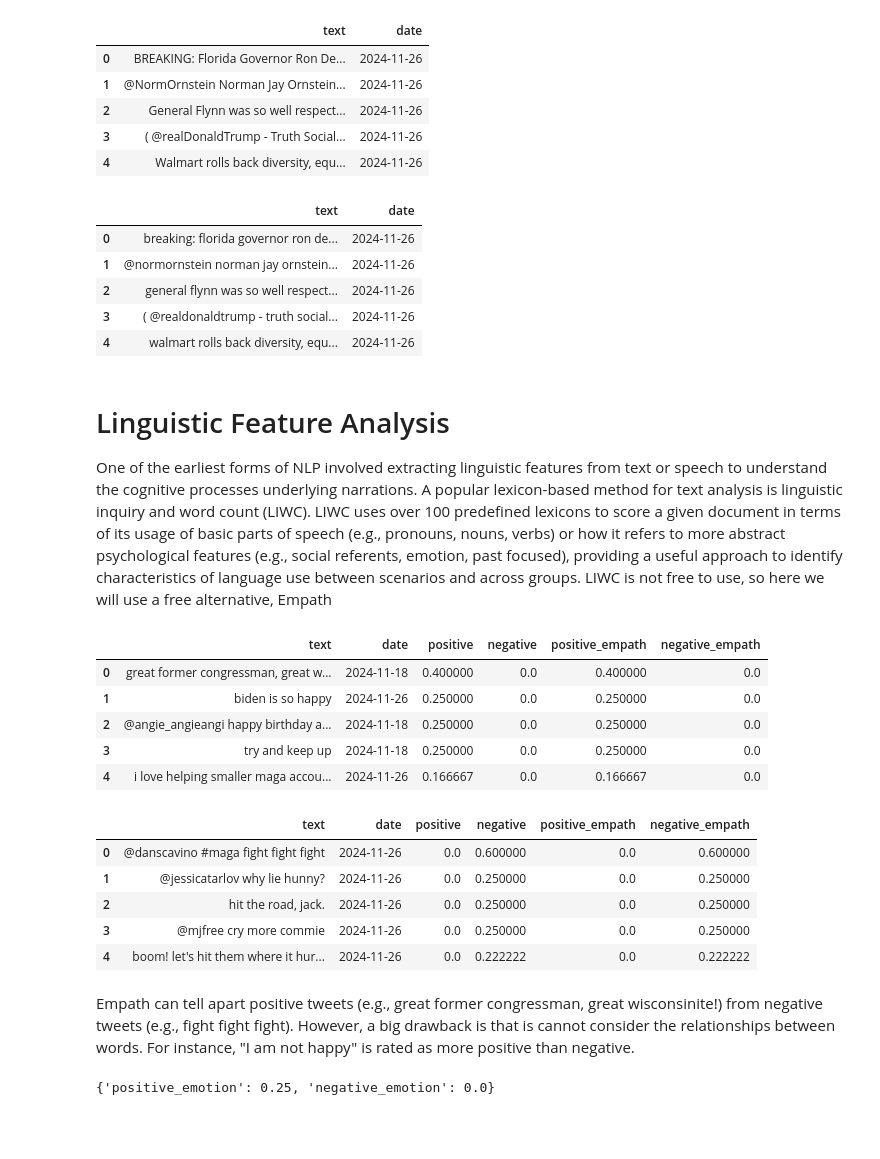
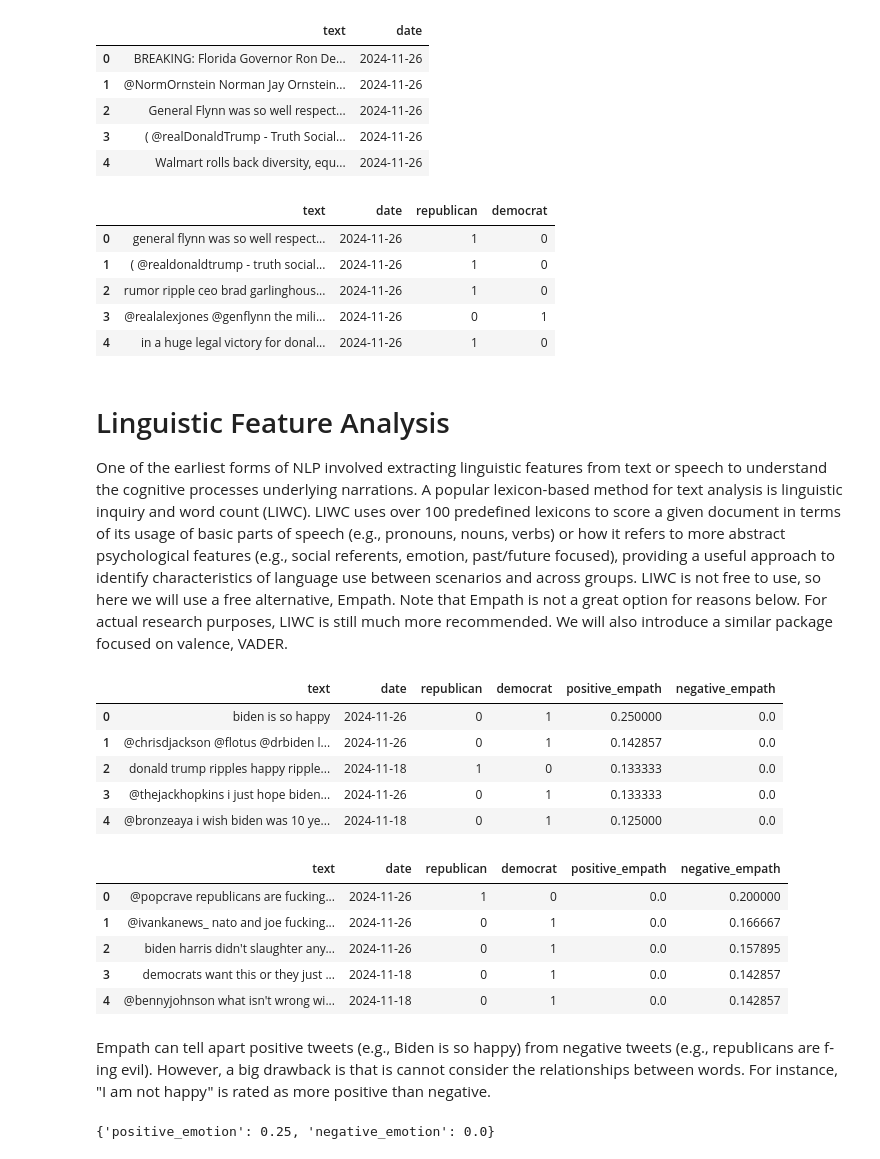
Before and after one commit to zimingcheng/NLP_workshop, a Jupyter notebook: NLP workshop.ipynb, the cells around one changed output. Drawn from its saved outputs; the diff is of its cells as text; code cells hidden in the pictures; blank space fills up the shorter version.

```diff
--- a/NLP workshop.ipynb
+++ b/NLP workshop.ipynb
@@ -68,14 +82,20 @@ data = data.dropna()
 data['text'] = data['text'].apply(clean_election)
+# %%
+# separate the data into those about republicans and those about democrats
+# and only pick tweets referring to only one of them
+data['republican'] = data['text'].str.contains('trump|republican|republicans', case=False).astype(int)
+data['democrat'] = data['text'].str.contains('harris|biden|democrat|democrats', case=False).astype(int)
+data = data[data['republican'] != data['democrat']].reset_index(drop=True)
 # %%
 data.head()
 # %% [output]
-|  | text | date |
-| 0 | breaking: florida governor ron de... | 2024-11-26 |
-| 1 | @normornstein norman jay ornstein... | 2024-11-26 |
-| 2 | general flynn was so well respect... | 2024-11-26 |
-| 3 | ( @realdonaldtrump - truth social... | 2024-11-26 |
-| 4 | walmart rolls back diversity, equ... | 2024-11-26 |
+|  | text | date | republican | democrat |
+| 0 | general flynn was so well respect... | 2024-11-26 | 1 | 0 |
+| 1 | ( @realdonaldtrump - truth social... | 2024-11-26 | 1 | 0 |
+| 2 | rumor ripple ceo brad garlinghous... | 2024-11-26 | 1 | 0 |
+| 3 | @realalexjones @genflynn the mili... | 2024-11-26 | 0 | 1 |
+| 4 | in a huge legal victory for donal... | 2024-11-26 | 1 | 0 |
 # %% [markdown]
 # Linguistic Feature Analysis
 One of the earliest forms of NLP involved extracting linguistic features from text or speech to
-understand the cognitive processes underlying narrations. A popular lexicon-based method for text analysis is linguistic inquiry and word count (LIWC). LIWC uses over 100 predefined lexicons to score a given document in terms of its usage of basic parts of speech (e.g., pronouns, nouns, verbs) or how it refers to more abstract psychological features (e.g., social referents, emotion, past focused), providing a useful approach to identify characteristics of language use between scenarios and across groups. LIWC is not free to use, so here we will use a free alternative, Empath
+understand the cognitive processes underlying narrations. A popular lexicon-based method for text analysis is linguistic inquiry and word count (LIWC). LIWC uses over 100 predefined lexicons to score a given document in terms of its usage of basic parts of speech (e.g., pronouns, nouns, verbs) or how it refers to more abstract psychological features (e.g., social referents, emotion, past/future focused), providing a useful approach to identify characteristics of language use between scenarios and across groups. LIWC is not free to use, so here we will use a free alternative, Empath. Note that Empath is not a great option for reasons below. For actual research purposes, LIWC is still much more recommended. We will also introduce a similar package focused on valence, VADER.
@@ -89,5 +111,7 @@ def sentiment_empath(text):
   positive = result["positive_emotion"]
   negative = result["negative_emotion"]
   return positive, negative
+# %%
+df = data.copy()
 # %%
 # count the percentage of positive and negative emotion words in all tweets
@@ -95,25 +119,25 @@ data['positive_empath'], data['negative_empath'] = zip(*data['text'].apply(senti
 # %%
 # tweets with the most positive words
-data = data.sort_values(by=['positive_empath'], ascending=False).reset_index(drop=True)
-data.head()
+df = df.sort_values(by=['positive_empath'], ascending=False).reset_index(drop=True)
+df.head()
 # %% [output]
-|  | text | date | positive | negative | positive_empath | negative_empath |
-| 0 | great former congressman, great w... | 2024-11-18 | 0.400000 | 0.0 | 0.400000 | 0.0 |
-| 1 | biden is so happy | 2024-11-26 | 0.250000 | 0.0 | 0.250000 | 0.0 |
-| 2 | @angie_angieangi happy birthday a... | 2024-11-18 | 0.250000 | 0.0 | 0.250000 | 0.0 |
-| 3 | try and keep up | 2024-11-18 | 0.250000 | 0.0 | 0.250000 | 0.0 |
-| 4 | i love helping smaller maga accou... | 2024-11-26 | 0.166667 | 0.0 | 0.166667 | 0.0 |
+|  | text | date | republican | democrat | positive_empath | negative_empath |
+| 0 | biden is so happy | 2024-11-26 | 0 | 1 | 0.250000 | 0.0 |
+| 1 | @chrisdjackson @flotus @drbiden l... | 2024-11-26 | 0 | 1 | 0.142857 | 0.0 |
+| 2 | donald trump ripples happy ripple... | 2024-11-18 | 1 | 0 | 0.133333 | 0.0 |
+| 3 | @thejackhopkins i just hope biden... | 2024-11-26 | 0 | 1 | 0.133333 | 0.0 |
+| 4 | @bronzeaya i wish biden was 10 ye... | 2024-11-18 | 0 | 1 | 0.125000 | 0.0 |
 # %%
 # tweets with the most negative words
-data = data.sort_values(by=['negative_empath'], ascending=False).reset_index(drop=True)
-data.head()
+df = df.sort_values(by=['negative_empath'], ascending=False).reset_index(drop=True)
+df.head()
 # %% [output]
-|  | text | date | positive | negative | positive_empath | negative_empath |
-| 0 | @danscavino #maga fight fight fight | 2024-11-26 | 0.0 | 0.600000 | 0.0 | 0.600000 |
-| 1 | @jessicatarlov why lie hunny? | 2024-11-26 | 0.0 | 0.250000 | 0.0 | 0.250000 |
-| 2 | hit the road, jack. | 2024-11-26 | 0.0 | 0.250000 | 0.0 | 0.250000 |
-| 3 | @mjfree cry more commie | 2024-11-26 | 0.0 | 0.250000 | 0.0 | 0.250000 |
-| 4 | boom! let's hit them where it hur... | 2024-11-26 | 0.0 | 0.222222 | 0.0 | 0.222222 |
+|  | text | date | republican | democrat | positive_empath | negative_empath |
+| 0 | @popcrave republicans are fucking... | 2024-11-26 | 1 | 0 | 0.0 | 0.200000 |
+| 1 | @ivankanews_ nato and joe fucking... | 2024-11-26 | 0 | 1 | 0.0 | 0.166667 |
+| 2 | biden harris didn't slaughter any... | 2024-11-26 | 0 | 1 | 0.0 | 0.157895 |
+| 3 | democrats want this or they just ... | 2024-11-18 | 0 | 1 | 0.0 | 0.142857 |
+| 4 | @bennyjohnson what isn't wrong wi... | 2024-11-18 | 0 | 1 | 0.0 | 0.142857 |
 # %% [markdown]
-Empath can tell apart positive tweets (e.g., great former congressman, great wisconsinite!) from negative tweets (e.g., fight fight fight). However, a big drawback is that is cannot consider the relationships between words. For instance, "I am not happy" is rated as more positive than negative.
+Empath can tell apart positive tweets (e.g., Biden is so happy) from negative tweets (e.g., republicans are f-ing evil). However, a big drawback is that is cannot consider the relationships between words. For instance, "I am not happy" is rated as more positive than negative.
 # %%
```
Also changed, not shown: parts of 55 cells of this notebook.
